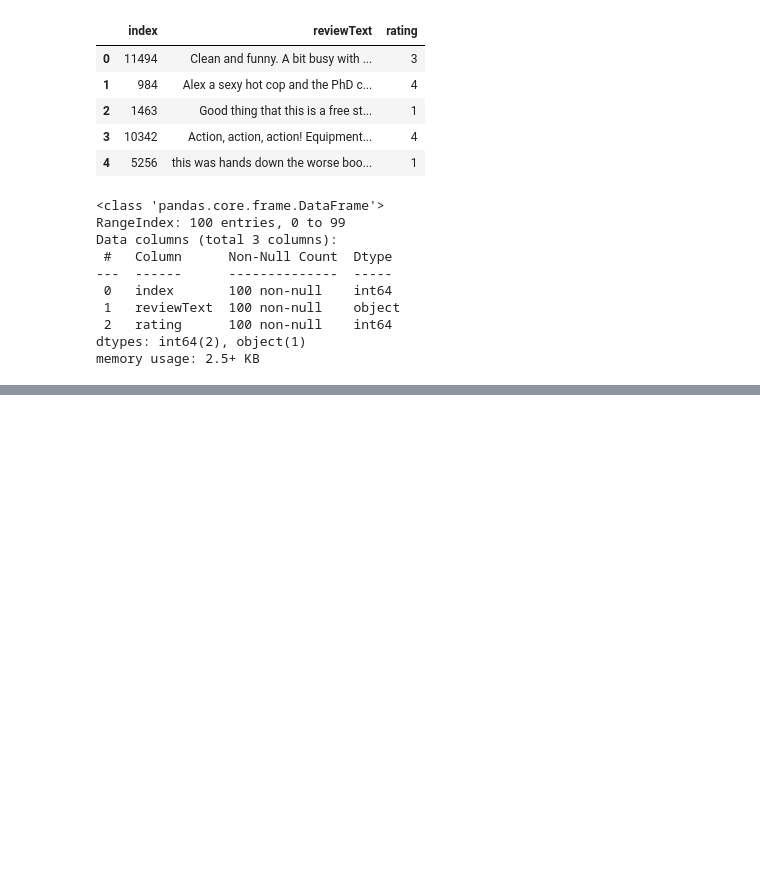
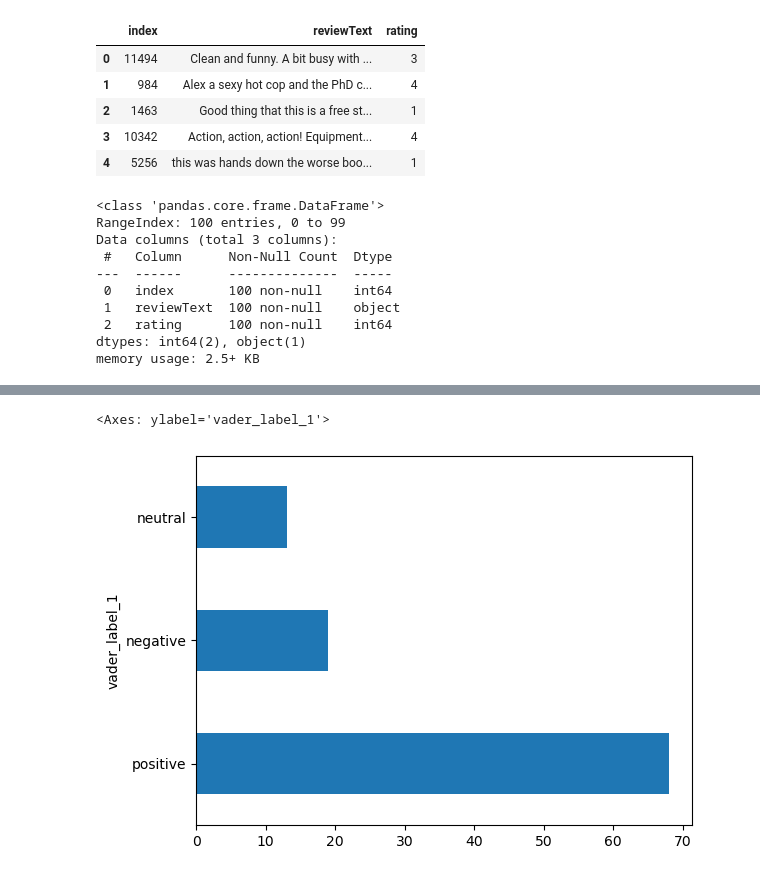
Before and after one commit to wanderer878/jupyter, a Jupyter notebook: sentiment_analysis_practice_23.ipynb, the cells around one changed output, grey strips where cells are left out. Saved outputs shown, nothing was run; the diff lists cells and outputs as text; code cells hidden in the pictures; blank space fills up the shorter version.

Commit message:
sentiment_analysis_practice_23

```diff
--- a/sentiment_analysis_practice_23.ipynb
+++ b/sentiment_analysis_practice_23.ipynb
@@ -217,0 +255,3 @@ memory usage: 2.5+ KB
+# %%
+data2['reviewText_clean_deep'] = data2['reviewText_clean_deep'].apply(lambda x: ' '.join(lemmatizer.lemmatize(word) for word in x.split()))
+data2.head()
@@ -217,0 +265,4 @@ memory usage: 2.5+ KB
+# %%
+data2['vaderSentiment_score'] = data2['reviewText_clean'].apply(lambda x: vader_sentiment.polarity_scores(x)['compound'])
+data2['vaderSentiment_score_deep'] = data2['reviewText_clean_deep'].apply(lambda x: vader_sentiment.polarity_scores(x)['compound'])
+data2.head()
@@ -217,0 +276,5 @@ memory usage: 2.5+ KB
+# %%
+bin = [-1.0,-0.1,0.1,1.0]
+labels = ['negative','neutral','positive']
+data2['vader_label_1'] = pd.cut(data2['vaderSentiment_score'],bins=bin,labels= labels)
+data2.head()
@@ -217,0 +288,5 @@ memory usage: 2.5+ KB
+# %%
+bin = [-1.0,-0.2,0.2,1.0]
+labels = ['negative','neutral','positive']
+data2['vader_label_2'] = pd.cut(data2['vaderSentiment_score'],bins=bin,labels= labels)
+data2.head()
@@ -217,0 +300,5 @@ memory usage: 2.5+ KB
+# %%
+data2['vader_label_1'].value_counts().plot.barh()
+# %% [output]
+<Axes: ylabel='vader_label_1'>
+[figure, added]
```
Also changed, not shown: parts of 18 cells of this notebook.
